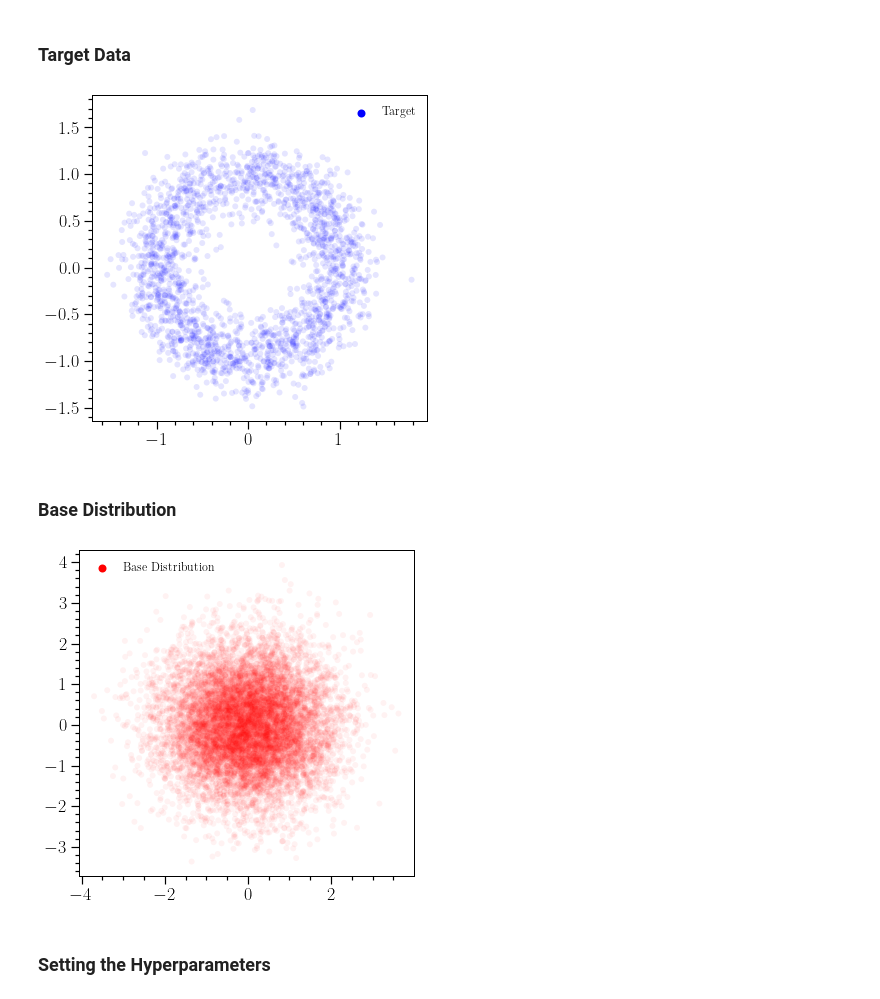
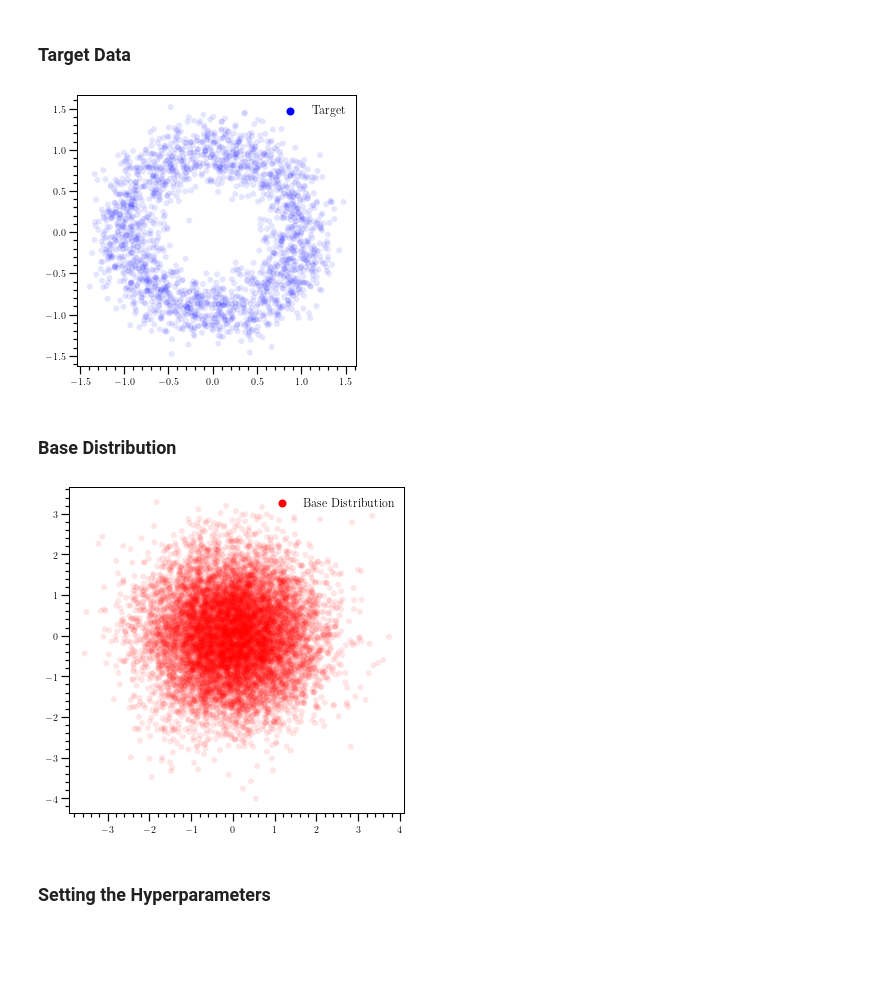
Before and after one commit to Harvard-Neutrino/Neutrino-Sky-Power-Spectrum, a Jupyter notebook: NormalizingFlows.ipynb, the cells around one changed output. Saved outputs shown, nothing was run; the diff lists cells and outputs as text; code cells hidden in the pictures; blank space fills up the shorter version.

```diff
--- a/NormalizingFlows.ipynb
+++ b/NormalizingFlows.ipynb
@@ -5,7 +5,7 @@ import numpy as np
 import matplotlib as mpl
 import matplotlib.pyplot as plt #plotting package
 import scipy.stats as stats #statistical distributions
-#plt.style.use('/Users/barbaraskrzypek/Documents/IceCube/LVNeutrinos/LV/paper2.mplstyle') #formatting for plotsv
+plt.style.use(r"C:\Users\Christian\Documents\Neutrinos\Neutrino-Sky-Power-Spectrum\paper.mplstype") #formatting for plotsv
 # %%
 import torch
 import torch.nn as nn
@@ -216,29 +217,29 @@ arr = np.zeros((2,n_samples),dtype = 'float')
 for i, (r,phi) in enumerate(zip(r_array,phi_array)):
     arr[:,i] = [r_array[i]*np.cos(phi_array[i]),r_array[i]*np.sin(phi_array[i])]
 
-fig, ax = plt.subplots(figsize = (6,6))
+fig, ax = plt.subplots(figsize = (5,5))
 plt.scatter(arr[0],arr[1],alpha = 0.1, edgecolor = 'none',color = 'blue')
 plt.scatter([],[],label = 'Target', color = 'blue')
 plt.legend()
 
 plt.show()
 # %% [output]
-[figure, old version]
+[figure, new version]
 # %% [markdown]
 ### Base Distribution
 # %%
 base_mu, base_cov = torch.zeros(2), torch.eye(2)
 base_dist = MultivariateNormal(base_mu, base_cov)
 base_dist = base_dist.sample(sample_shape = torch.Size([5*n_samples]))
 
-fig, ax = plt.subplots(figsize = (6,6))
-plt.scatter(np.array(base_dist[:, 0]),np.array(base_dist[:, 1]),alpha = 0.05,color = 'red',edgecolor = 'none')
+fig, ax = plt.subplots(figsize = (5,5))
+plt.scatter(np.array(base_dist[:, 0]),np.array(base_dist[:, 1]),alpha = 0.1,color = 'red',edgecolor = 'none')
 plt.scatter([],[],color = 'red',label = 'Base Distribution')
 plt.legend()
 
 plt.show()
 # %% [output]
-[figure, old version]
+[figure, new version]
 # %% [markdown]
 ### Setting the Hyperparameters
 # %%
```
Also changed, not shown: parts of 35 cells of this notebook.
